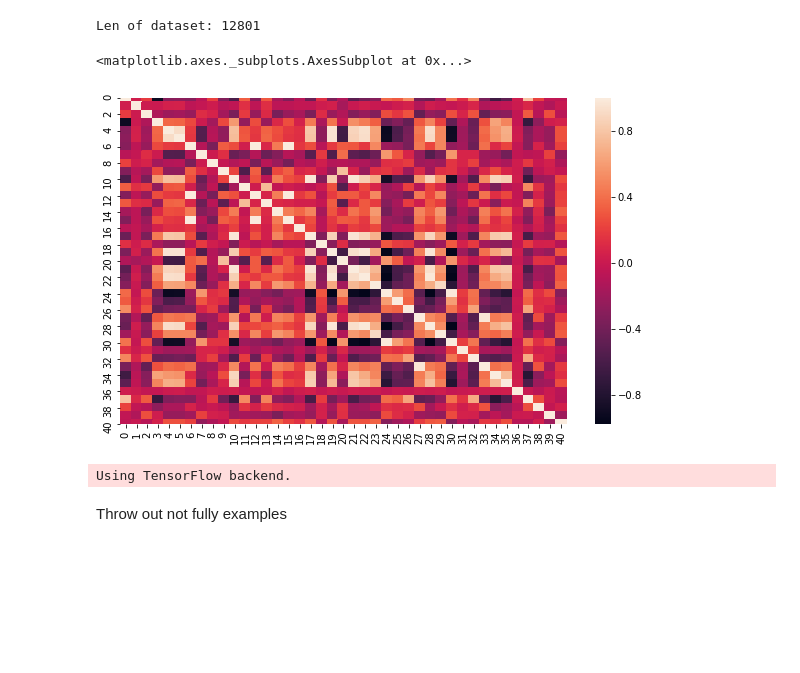
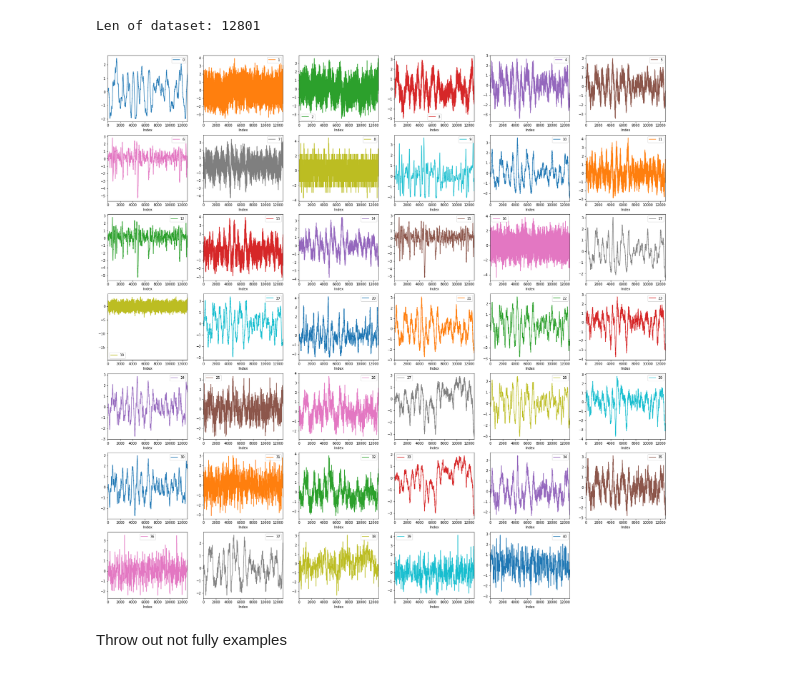
Before and after one commit to elch10/anomaly-detection, a Jupyter notebook: notebooks/lstm.ipynb, the cells around one changed output. Cells and saved outputs as stored; diff of their text form; code cells hidden in the pictures; blank space fills up the shorter version.

```diff
--- a/notebooks/lstm.ipynb
+++ b/notebooks/lstm.ipynb
@@ -10,26 +11,10 @@ data = pd.read_csv('data/processed/tep_data.csv', index_col='Index')
 print(f'Len of dataset: {data.shape[0]}')
 # %% [output]
 Len of dataset: 12801
-# %%
-%matplotlib inline
-import matplotlib.pyplot as plt
-import seaborn as sns
-
-plt.figure(figsize=(10,6))
-sns.heatmap(data.corr())
-# %% [output]
-<matplotlib.axes._subplots.AxesSubplot at 0x...>
-[figure, removed]
-# %%
-from src.models.lstm import build_model
-
-build_params = dict(
-    input_length=64,
-    input_shape=data.shape[1],
-    layers_size=[64, data.shape[1]],
-    dropout_coeff=0.1,
-)
-# %% [output]
-Using TensorFlow backend.
+# %%
+plt.figure(figsize=(30, 30))
+data.plot(subplots=True, layout=(7, 6), ax=plt.gca());
+# %% [output]
+[figure, added]
 # %% [markdown]
 Throw out not fully examples
```
Also changed, not shown: parts of 11 cells of this notebook, 5 other files.
